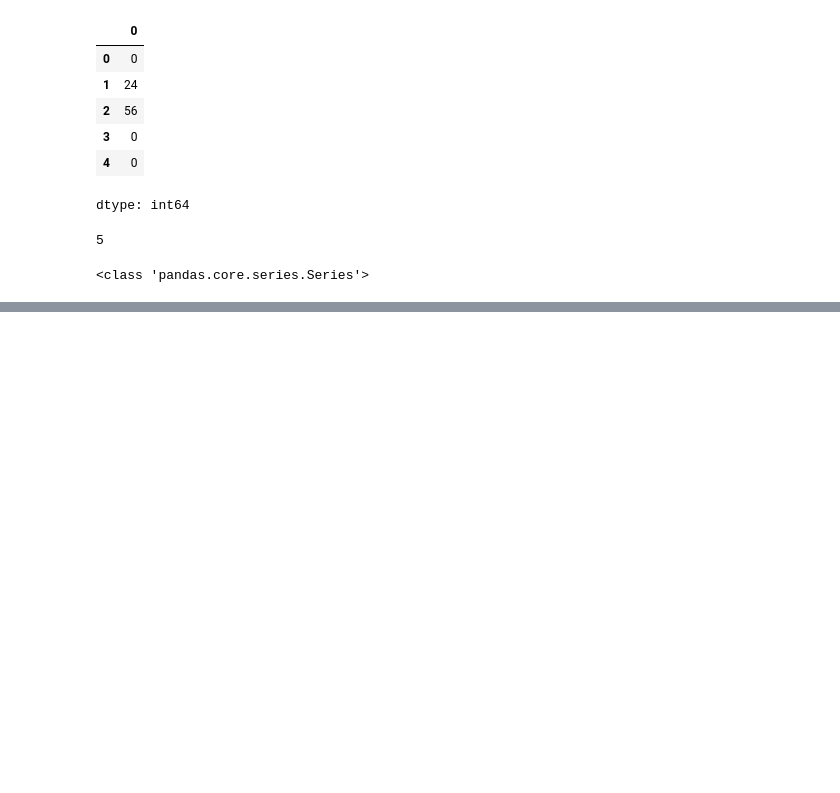
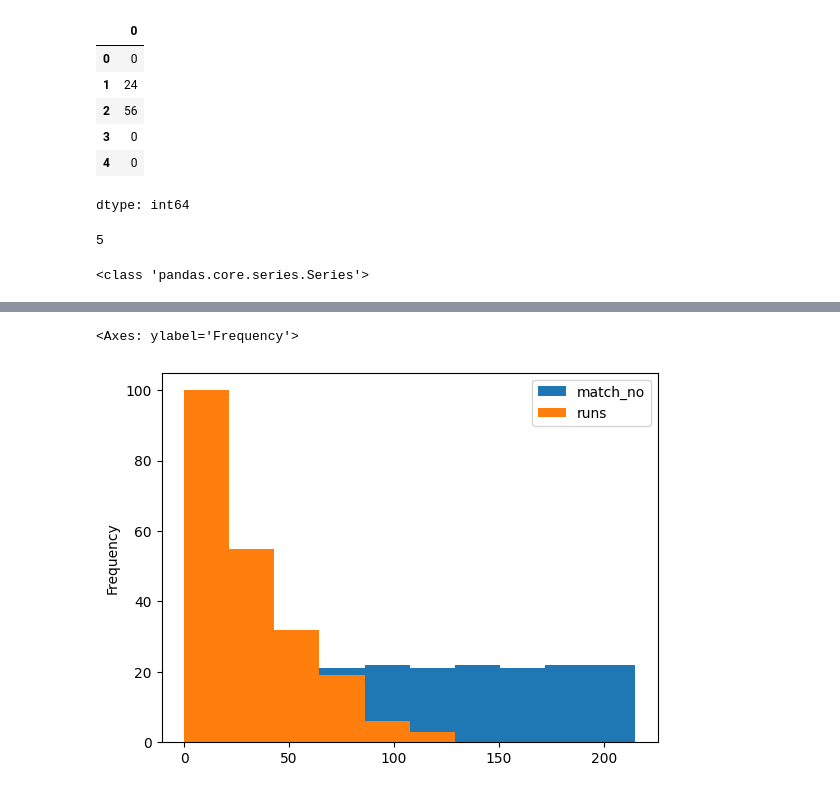
Before and after one commit to NehalPisalkar/Nehal2025, a Jupyter notebook: (BASICS_OF_PANDAS)2.ipynb, the cells around one changed output, grey strips where cells are left out. Cells and saved outputs as stored; diff of their text form; code cells hidden in the pictures; blank space fills up the shorter version.

```diff
--- a/(BASICS_OF_PANDAS)2.ipynb
+++ b/(BASICS_OF_PANDAS)2.ipynb
@@ -267,0 +346,5 @@ print(type(runs_ser))
+# %%
+b.plot(kind='hist')
+# %% [output]
+<Axes: ylabel='Frequency'>
+[figure, added]
```
Also changed, not shown: parts of 18 cells of this notebook.
